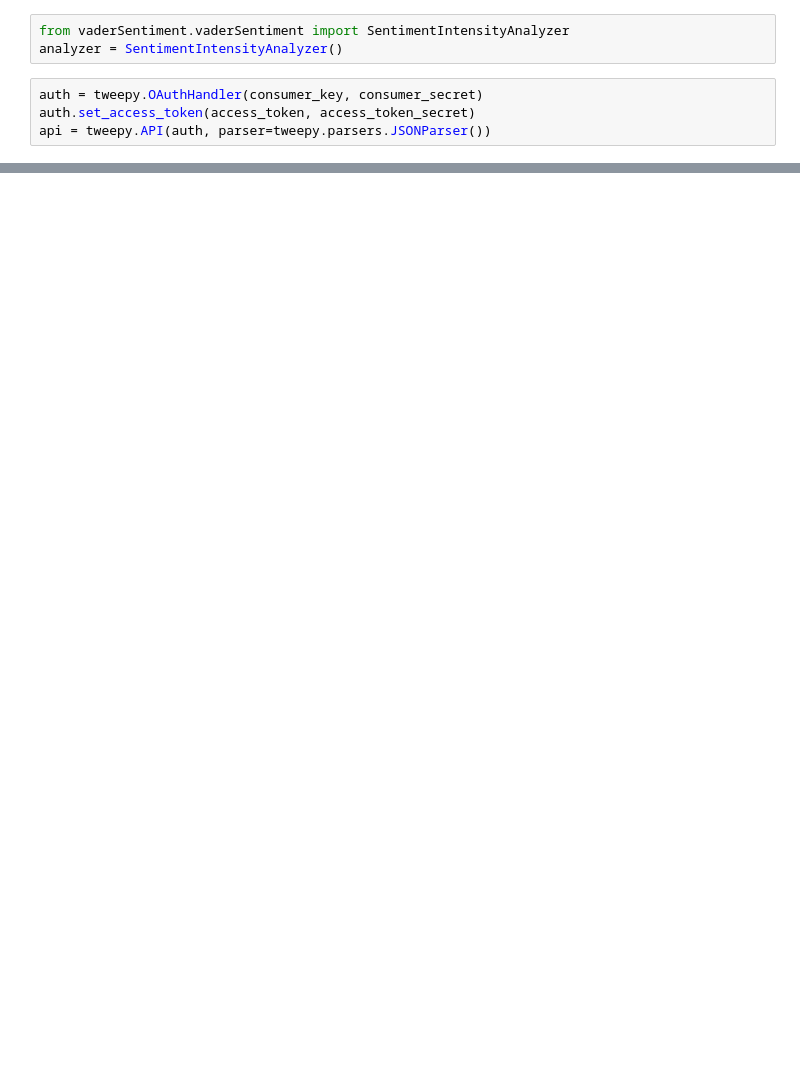
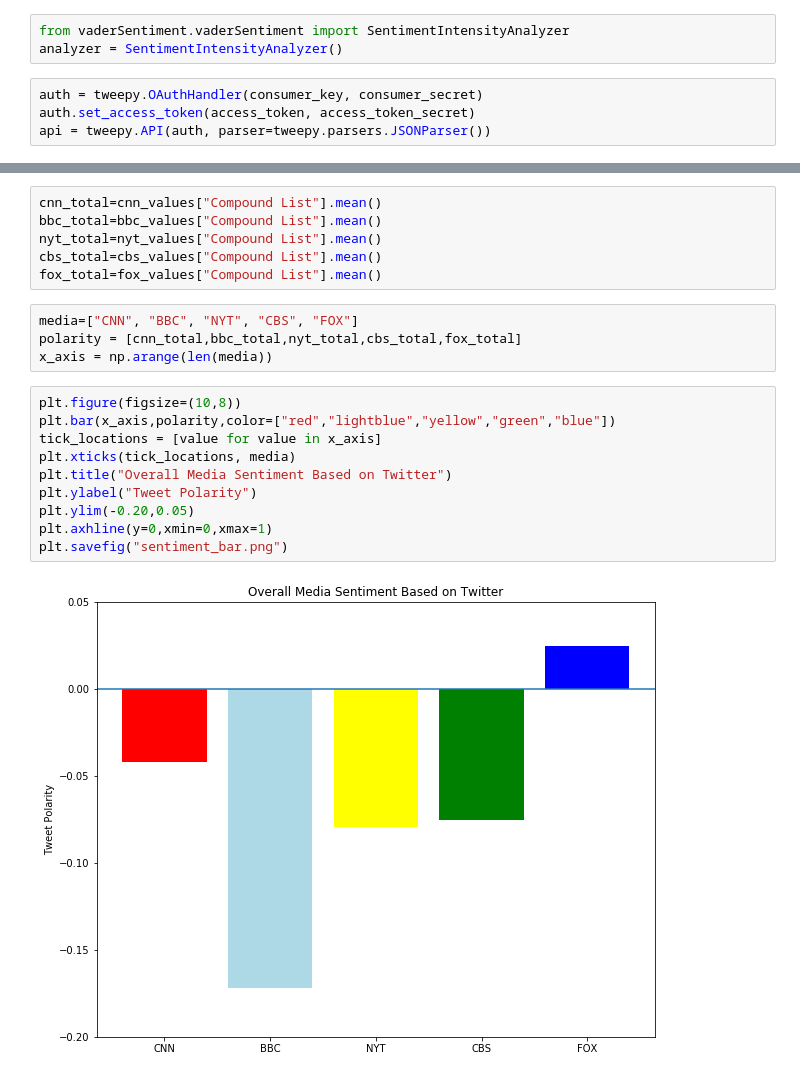
Before and after one commit to zovel/Sentiment_Analysis, a Jupyter notebook: News Mood.ipynb, the cells around one changed output, grey strips where cells are left out. Drawn from its saved outputs; the diff is of its cells as text; blank space fills up the shorter version.

```diff
--- a/News Mood.ipynb
+++ b/News Mood.ipynb
@@ -248,0 +85,22 @@ plt.show()
+# %%
+cnn_total=cnn_values["Compound List"].mean()
+bbc_total=bbc_values["Compound List"].mean()
+nyt_total=nyt_values["Compound List"].mean()
+cbs_total=cbs_values["Compound List"].mean()
+fox_total=fox_values["Compound List"].mean()
+# %%
+media=["CNN", "BBC", "NYT", "CBS", "FOX"]
+polarity = [cnn_total,bbc_total,nyt_total,cbs_total,fox_total]
+x_axis = np.arange(len(media))
+# %%
+plt.figure(figsize=(10,8))
+plt.bar(x_axis,polarity,color=["red","lightblue","yellow","green","blue"])
+tick_locations = [value for value in x_axis]
+plt.xticks(tick_locations, media)
+plt.title("Overall Media Sentiment Based on Twitter")
+plt.ylabel("Tweet Polarity")
+plt.ylim(-0.20,0.05)
+plt.axhline(y=0,xmin=0,xmax=1)
+plt.savefig("sentiment_bar.png")
+# %% [output]
+[figure, added]
```
Also changed, not shown: parts of 11 cells of this notebook, 3 other files.
